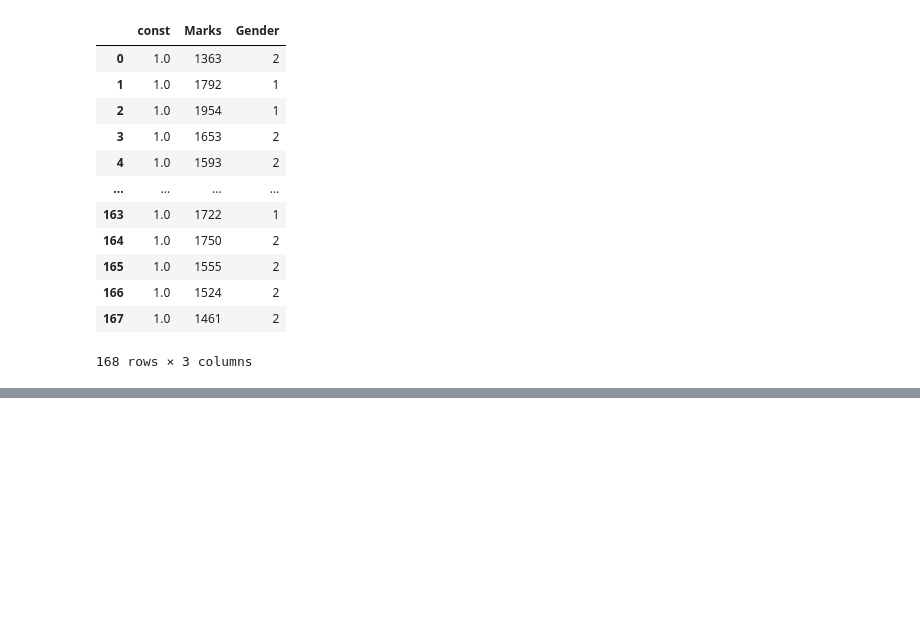
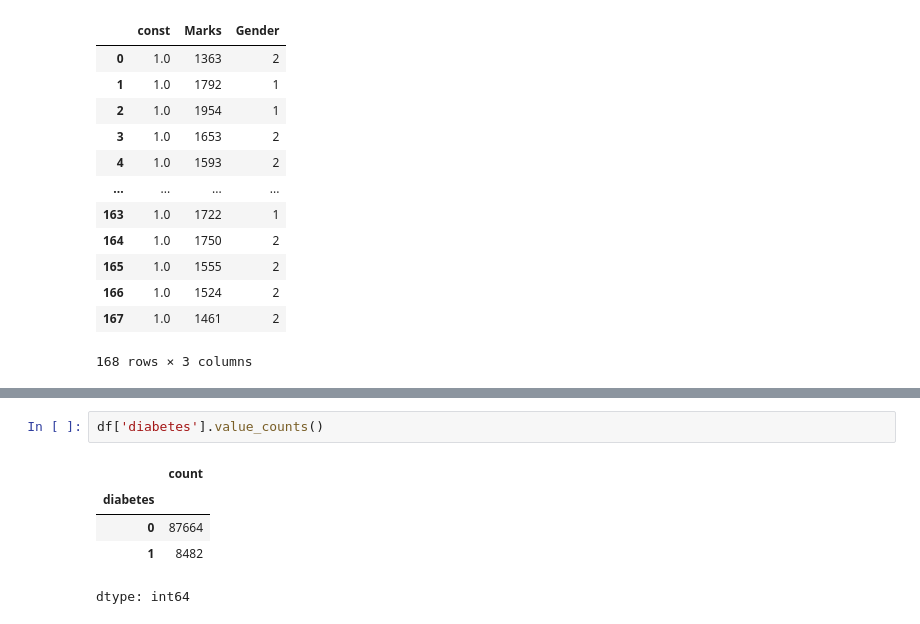
Before and after one commit to vigneshwarjayabal/AI_And_Ml, a Jupyter notebook: Regression.ipynb, the cells around one changed output, grey strips where cells are left out. Drawn from its saved outputs; the diff is of its cells as text; blank space fills up the shorter version.

```diff
--- a/Regression.ipynb
+++ b/Regression.ipynb
@@ -611,0 +718,8 @@ x
+# %%
+df['diabetes'].value_counts()
+# %% [output]
+|  | count |
+| diabetes |  |
+| 0 | 87664 |
+| 1 | 8482 |
+dtype: int64
```
Also changed, not shown: parts of 38 cells of this notebook.
